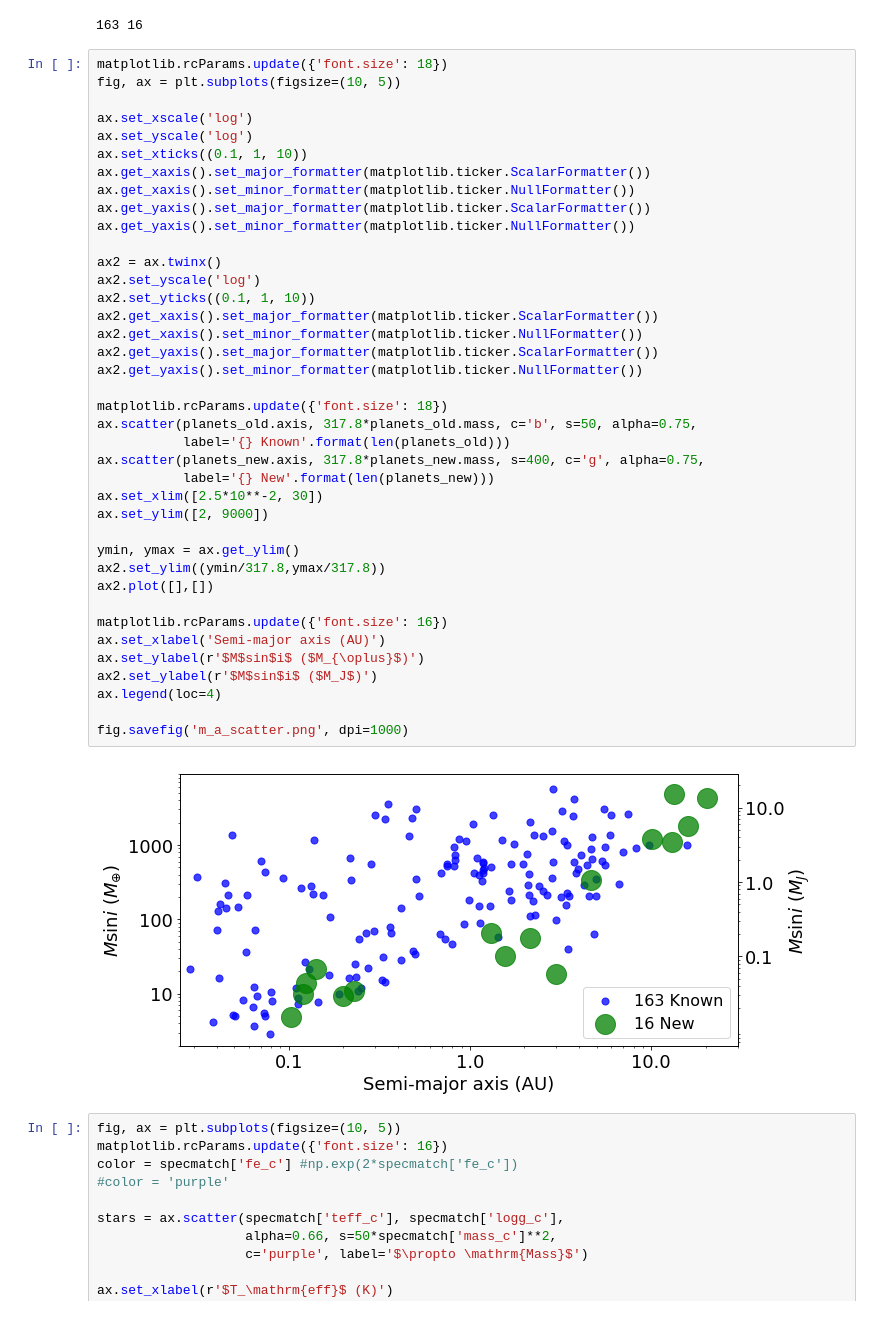
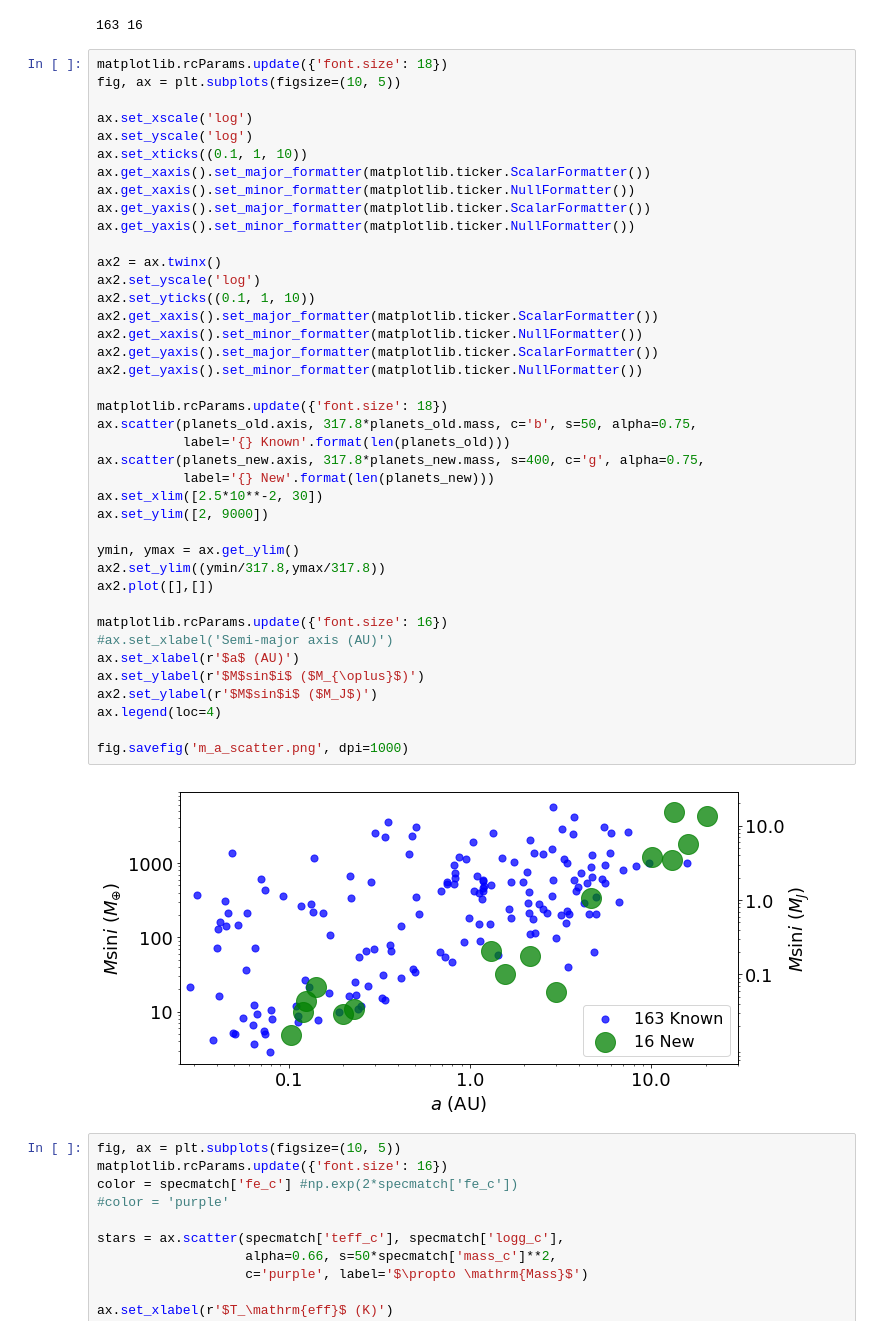
Before and after one commit to leerosenthalj/CLSI, a Jupyter notebook: Notebook_Statistics.ipynb, the cells around one changed output. Saved outputs shown, nothing was run; the diff lists cells and outputs as text.

```diff
--- a/Notebook_Statistics.ipynb
+++ b/Notebook_Statistics.ipynb
@@ -89,35 +114,36 @@ ax.get_xaxis().set_minor_formatter(matplotlib.ticker.NullFormatter())
 ax.get_yaxis().set_major_formatter(matplotlib.ticker.ScalarFormatter())
 ax.get_yaxis().set_minor_formatter(matplotlib.ticker.NullFormatter())
 
 ax2 = ax.twinx()
 ax2.set_yscale('log')
 ax2.set_yticks((0.1, 1, 10))
 ax2.get_xaxis().set_major_formatter(matplotlib.ticker.ScalarFormatter())
 ax2.get_xaxis().set_minor_formatter(matplotlib.ticker.NullFormatter())
 ax2.get_yaxis().set_major_formatter(matplotlib.ticker.ScalarFormatter())
 ax2.get_yaxis().set_minor_formatter(matplotlib.ticker.NullFormatter())
 
 matplotlib.rcParams.update({'font.size': 18})
 ax.scatter(planets_old.axis, 317.8*planets_old.mass, c='b', s=50, alpha=0.75,
            label='{} Known'.format(len(planets_old)))
 ax.scatter(planets_new.axis, 317.8*planets_new.mass, s=400, c='g', alpha=0.75,
            label='{} New'.format(len(planets_new)))
 ax.set_xlim([2.5*10**-2, 30])
 ax.set_ylim([2, 9000])
 
 ymin, ymax = ax.get_ylim()
 ax2.set_ylim((ymin/317.8,ymax/317.8))
 ax2.plot([],[])
 
 matplotlib.rcParams.update({'font.size': 16})
-ax.set_xlabel('Semi-major axis (AU)')
+#ax.set_xlabel('Semi-major axis (AU)')
+ax.set_xlabel(r'$a$ (AU)')
 ax.set_ylabel(r'$M$sin$i$ ($M_{\oplus}$)')
 ax2.set_ylabel(r'$M$sin$i$ ($M_J$)')
 ax.legend(loc=4)
 
 fig.savefig('m_a_scatter.png', dpi=1000)
 # %% [output]
-[figure, old version]
+[figure, new version]
 # %%
 fig, ax = plt.subplots(figsize=(10, 5))
 matplotlib.rcParams.update({'font.size': 16})
```
Also changed, not shown: parts of 3 cells of this notebook, 45 other files.
